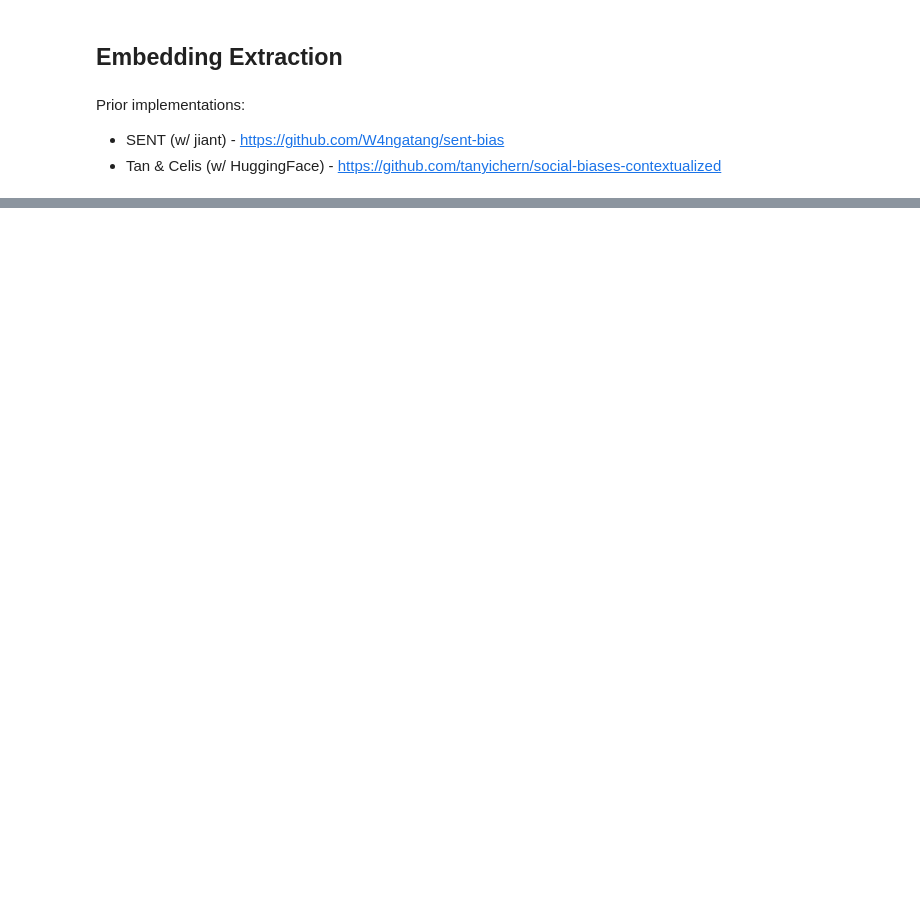
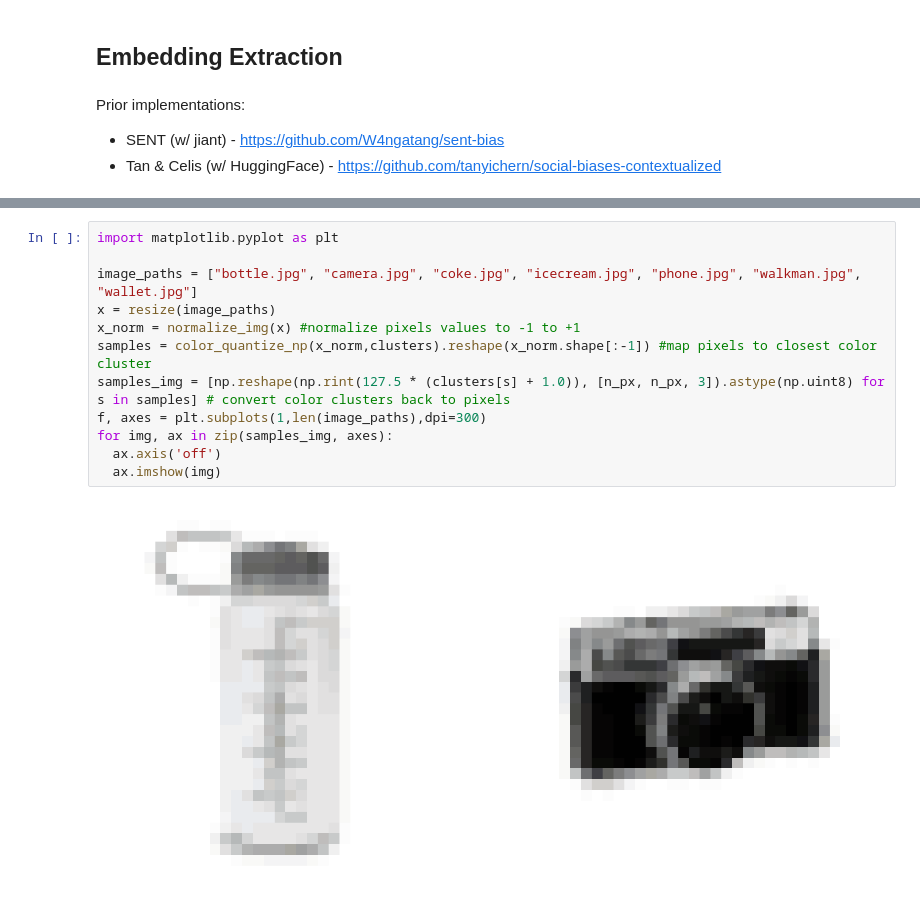
Before and after one commit to ryansteed/ieat, a Jupyter notebook: notebooks/embeddings.ipynb, the cells around one changed output, grey strips where cells are left out. Cells and saved outputs as stored; diff of their text form; blank space fills up the shorter version.

Commit message:
:sparkles: Pulling test images from IAT

```diff
--- a/notebooks/embeddings.ipynb
+++ b/notebooks/embeddings.ipynb
@@ -251,0 +304,14 @@ Prior implementations:
+# %%
+import matplotlib.pyplot as plt
+
+image_paths = ["bottle.jpg", "camera.jpg", "coke.jpg", "icecream.jpg", "phone.jpg", "walkman.jpg", "wallet.jpg"]
+x = resize(image_paths)
+x_norm = normalize_img(x) #normalize pixels values to -1 to +1
+samples = color_quantize_np(x_norm,clusters).reshape(x_norm.shape[:-1]) #map pixels to closest color cluster
+samples_img = [np.reshape(np.rint(127.5 * (clusters[s] + 1.0)), [n_px, n_px, 3]).astype(np.uint8) for s in samples] # convert color clusters back to pixels
+f, axes = plt.subplots(1,len(image_paths),dpi=300)
+for img, ax in zip(samples_img, axes):
+  ax.axis('off')
+  ax.imshow(img)
+# %% [output]
+[figure, added]
```
Also changed, not shown: parts of 6 cells of this notebook.
